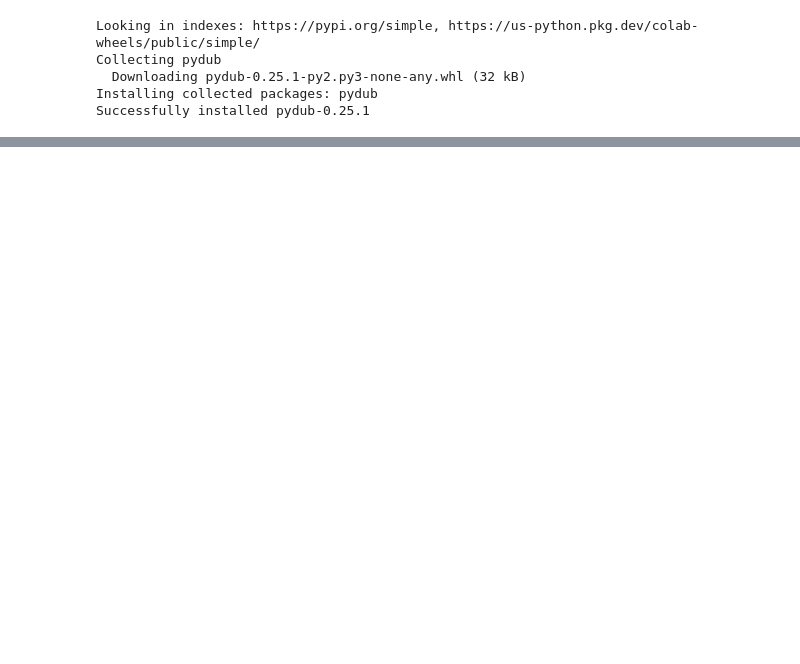
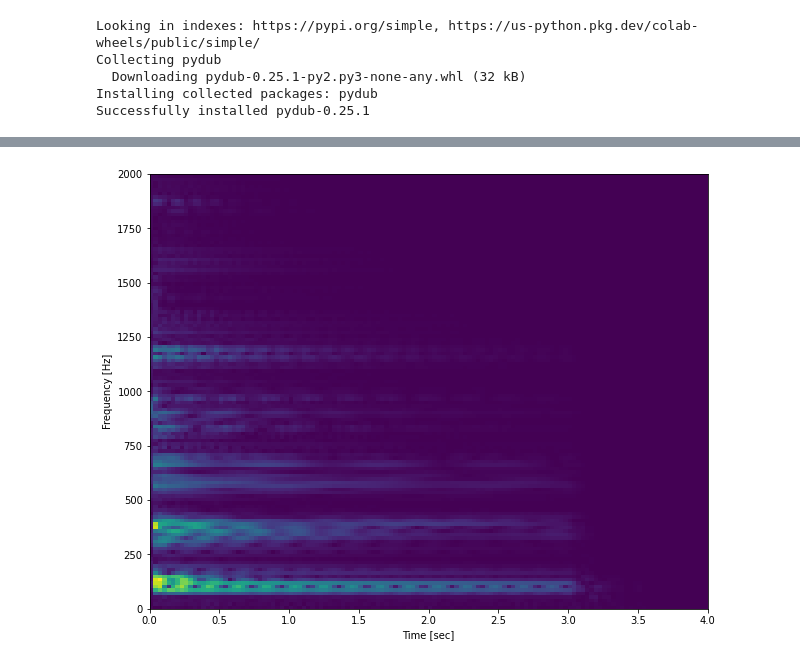
Before and after one commit to leodup/HummingFace, a Jupyter notebook: HummingFace.ipynb, the cells around one changed output, grey strips where cells are left out. Cells and saved outputs as stored; diff of their text form; code cells hidden in the pictures; blank space fills up the shorter version.

```diff
--- a/HummingFace.ipynb
+++ b/HummingFace.ipynb
@@ -39,0 +129,5 @@ wavfile.write("example.wav", sample_rate, gen.astype(np.int16))
+# %%
+import pandas as pd
+
+df = pd.read_json("./nsynth-test/examples.json", orient='index')
+df.head()
@@ -39,0 +141,3 @@ wavfile.write("example.wav", sample_rate, gen.astype(np.int16))
+# %%
+data = df.drop(columns=["instrument_str", "note_str", "instrument_family_str"])
+data.head()
@@ -39,0 +151,10 @@ wavfile.write("example.wav", sample_rate, gen.astype(np.int16))
+# %%
+y = []
+for instance in data.index:
+  sample_rate, frequencies, times, spectrogram = spectrogramify(instance, "test")
+  y.append({"spectrogram": spectrogram, "sample_rate": sample_rate, "freq": frequencies, "times": times})
+# %%
+r = 1
+show_spectro(y[r]["times"], y[r]["freq"], y[r]["spectrogram"])
+# %% [output]
+[figure, added]
```
Also changed, not shown: parts of 17 cells of this notebook, 2 other files.
